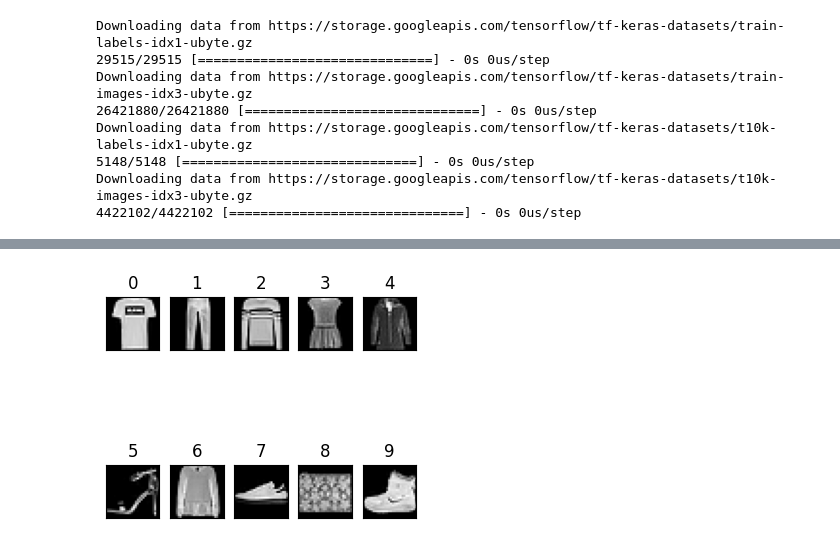
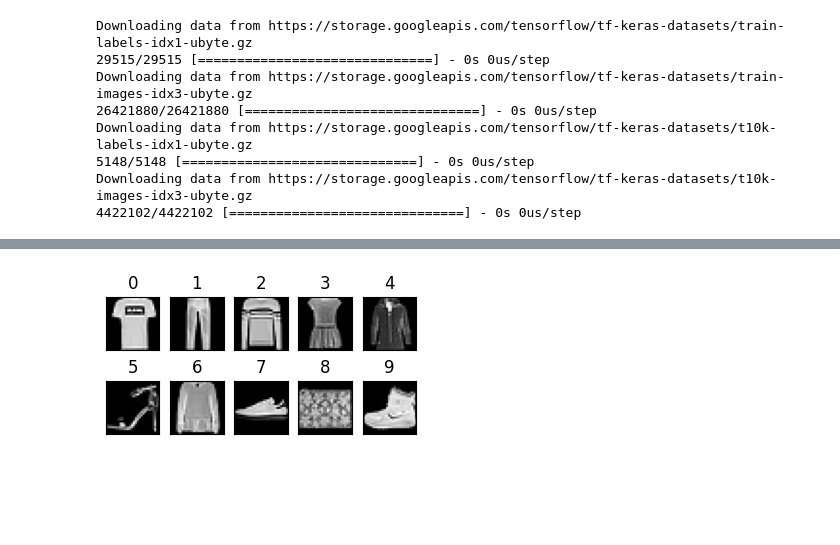
Before and after one commit to CS23M005/DL_A1, a Jupyter notebook: FFNN.ipynb, the cells around one changed output, grey strips where cells are left out. Cells and saved outputs as stored; diff of their text form; code cells hidden in the pictures; blank space fills up the shorter version.

```diff
--- a/FFNN.ipynb
+++ b/FFNN.ipynb
@@ -64,15 +30,15 @@ while(len(unique_labels)>0):
 # %%
 i = 1
 rows = 2
 cols = int(len(samples_for_print)/rows)
-plt.figure(figsize = (4,4))
+plt.figure(figsize = (4,2))
 for img in samples_for_print:
     plt.subplot(rows, cols, i)
     plt.imshow(img, cmap='gray')
     plt.title(u_l[i-1])
     plt.tick_params(left = False, right = False , labelleft = False ,
                 labelbottom = False, bottom = False)
     i = i+1
 plt.show()
 # %% [output]
-[figure, old version]
+[figure, new version]
```
Also changed, not shown: parts of 3 cells of this notebook.
